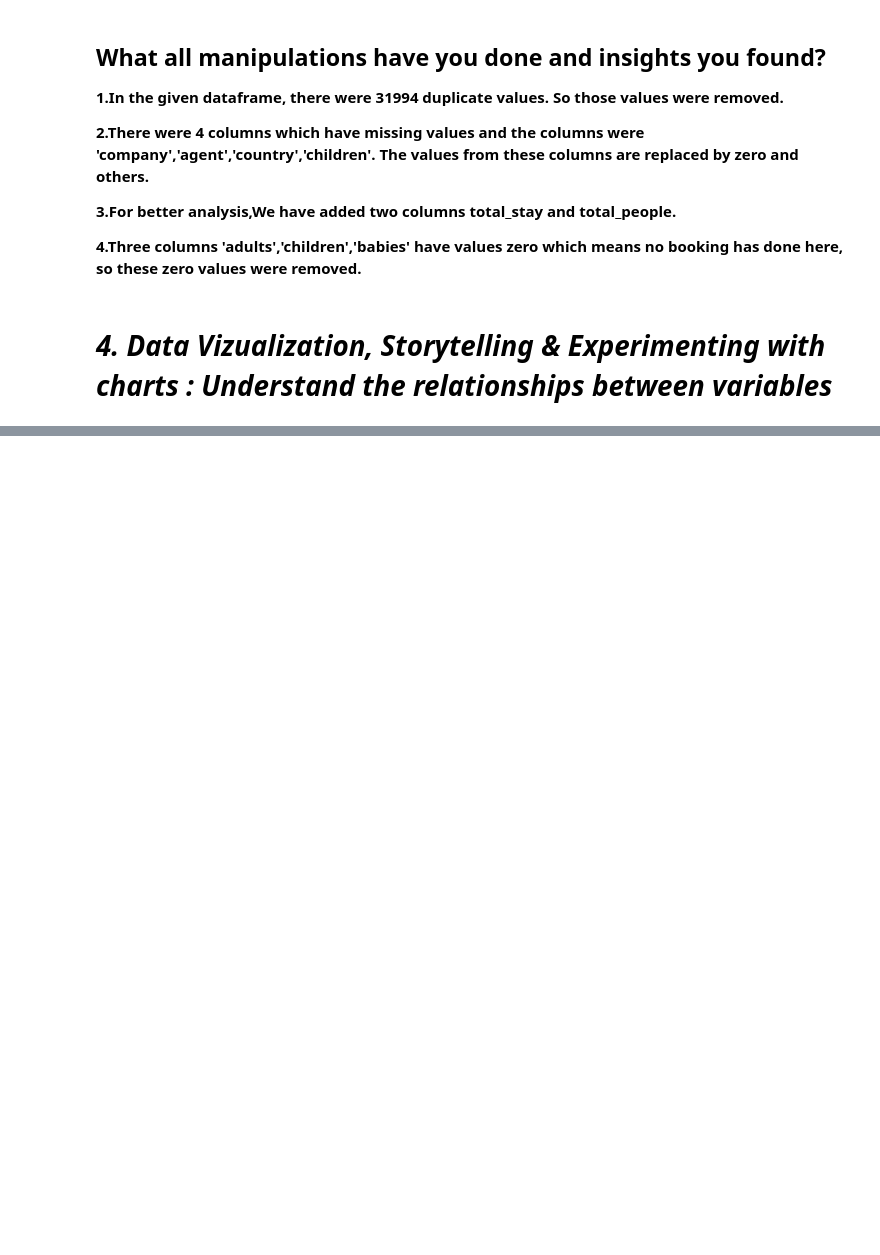
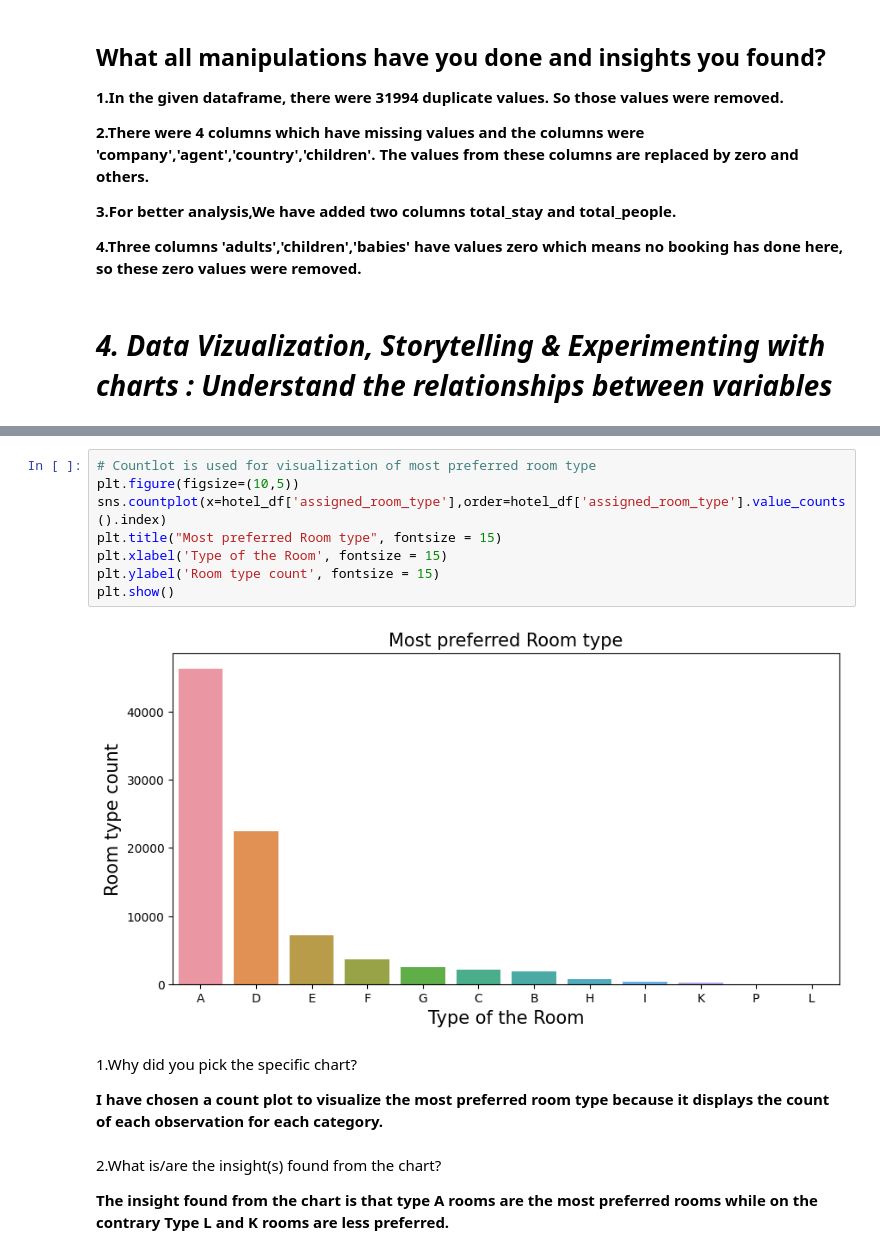
Before and after one commit to Shreya-1003/CapStone-Projects-Module_2, a Jupyter notebook: EDA_Hotel_Booking_Analysis.ipynb, the cells around one changed output, grey strips where cells are left out. Drawn from its saved outputs; the diff is of its cells as text; blank space fills up the shorter version.

```diff
--- a/EDA_Hotel_Booking_Analysis.ipynb
+++ b/EDA_Hotel_Booking_Analysis.ipynb
@@ -388,0 +568,18 @@ dtype: int64
+# %%
+# Countlot is used for visualization of most preferred room type
+plt.figure(figsize=(10,5))
+sns.countplot(x=hotel_df['assigned_room_type'],order=hotel_df['assigned_room_type'].value_counts().index)
+plt.title("Most preferred Room type", fontsize = 15)
+plt.xlabel('Type of the Room', fontsize = 15)
+plt.ylabel('Room type count', fontsize = 15)
+plt.show()
+# %% [output]
+[figure, added]
+# %% [markdown]
+1.Why did you pick the specific chart?
+
+**I have chosen a count plot to visualize the most preferred room type because it displays the count of each observation for each category.**
+# %% [markdown]
+2.What is/are the insight(s) found from the chart?
+
+**The insight found from the chart is that type A rooms are the most preferred rooms while on the contrary Type L and K rooms are less preferred.**
```
Also changed, not shown: parts of 24 cells of this notebook.
